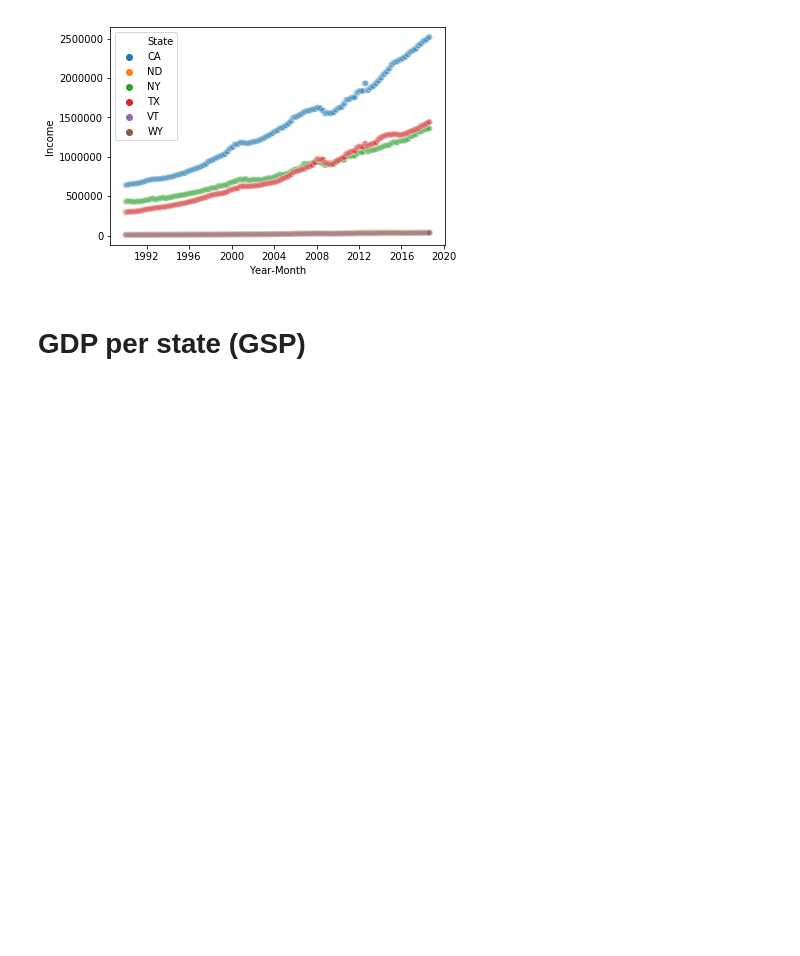
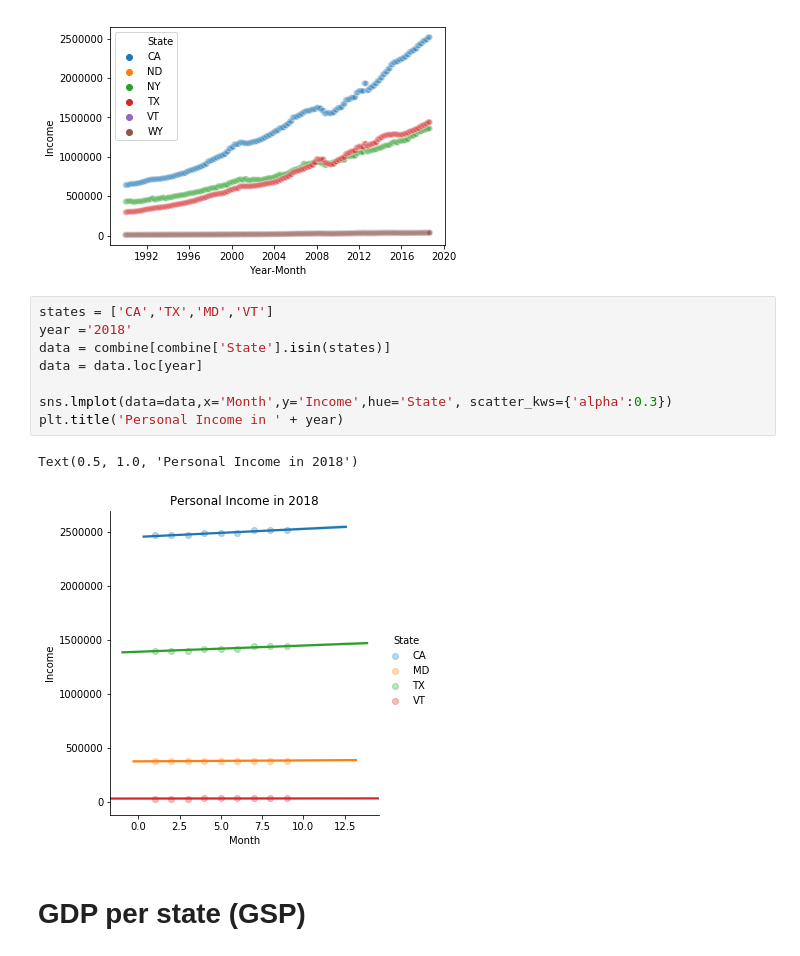
Before and after one commit to worasom/energy_sale_rev, a Jupyter notebook: EPA_energy_data.ipynb, the cells around one changed output. Saved outputs shown, nothing was run; the diff lists cells and outputs as text; blank space fills up the shorter version.

```diff
--- a/EPA_energy_data.ipynb
+++ b/EPA_energy_data.ipynb
@@ -648,6 +723,17 @@ sns.scatterplot(data=data,x='Year-Month',y='Income',hue='State', alpha=0.3)
 # %% [output]
 <matplotlib.axes._subplots.AxesSubplot at 0x...>
 [figure]
+# %%
+states = ['CA','TX','MD','VT']
+year ='2018'
+data = combine[combine['State'].isin(states)]
+data = data.loc[year]
+
+sns.lmplot(data=data,x='Month',y='Income',hue='State', scatter_kws={'alpha':0.3})
+plt.title('Personal Income in ' + year)
+# %% [output]
+Text(0.5, 1.0, 'Personal Income in 2018')
+[figure, added]
 # %% [markdown]
 # GDP per state (GSP)<a id='gsp'>
 # %%
```
Also changed, not shown: parts of 10 cells of this notebook, 37 other files.
